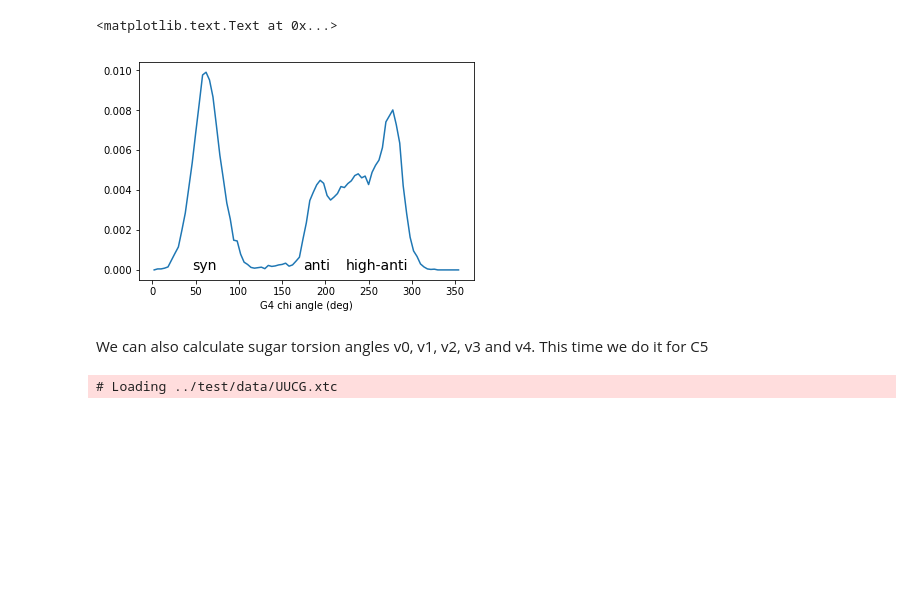
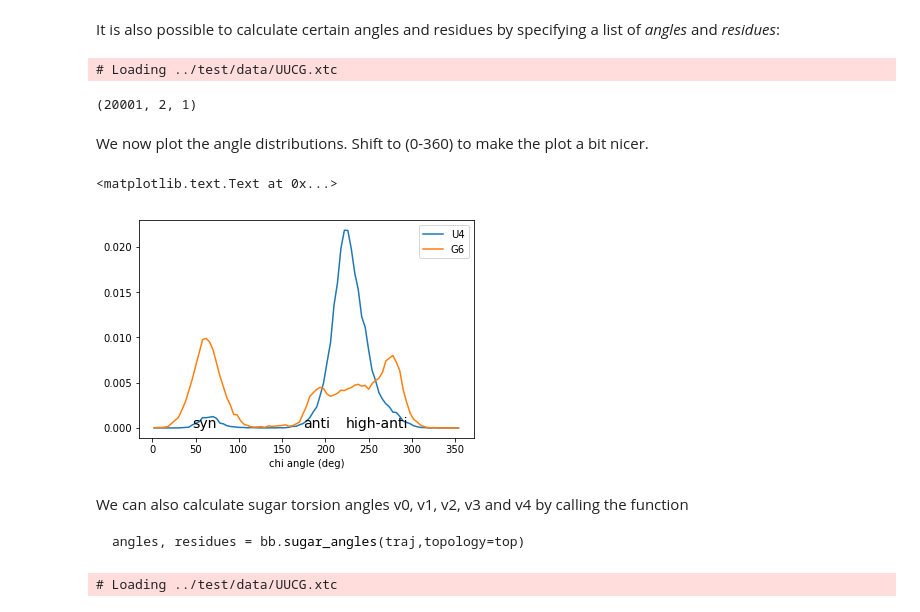
Before and after one commit to srnas/barnaba, a Jupyter notebook: examples/example2_torsion.ipynb, the cells around one changed output. Saved outputs shown, nothing was run; the diff lists cells and outputs as text; code cells hidden in the pictures; blank space fills up the shorter version.

````diff
--- a/examples/example2.ipynb
+++ b/examples/example2_torsion.ipynb
@@ -28,25 +59,45 @@ Now we create the histogram
+# %% [markdown]
+
+It is also possible to calculate certain angles and residues by specifying a list of *angles* and *residues*:
+# %%
+traj = "../test/data/UUCG.xtc"
+top = "../test/data/UUCG.pdb"
+angles_s,res_s = bb.backbone_angles(traj,topology=top,residues=["U_4_0","G_6_0"],angles=["chi"])
+
+print angles_s.shape
+# %% [output]
+# Loading ../test/data/UUCG.xtc
+(20001, 2, 1)
+# %% [markdown]
+We now plot the angle distributions. Shift to (0-360) to make the plot a bit nicer.
 # %%
 # move from -pi,pi to 0-2pi range
-aa = np.copy(angles_b)
+aa = np.copy(angles_s)
 aa[np.where(aa<0.0)] += 2.*np.pi
 
 # from radians to deg
 aa *= 180.0/np.pi
 
 # create historgram
 bins = np.arange(0,360,4)
-hh,ee = np.histogram(aa[:,0,0],normed=True,bins=bins)
+hh1,ee1 = np.histogram(aa[:,0,0],normed=True,bins=bins)
+hh2,ee2 = np.histogram(aa[:,1,0],normed=True,bins=bins)
 
 # make plot
-plt.plot(0.5*(ee[1:]+ee[:-1]),hh)
-plt.xlabel("G4 chi angle (deg)")
+plt.plot(0.5*(ee1[1:]+ee1[:-1]),hh1,label="U4")
+plt.plot(0.5*(ee2[1:]+ee2[:-1]),hh2,label="G6")
+plt.legend()
+plt.xlabel("chi angle (deg)")
 plt.text(60,0,"syn",fontsize=14,ha='center')
 plt.text(190,0,"anti",fontsize=14,ha='center')
 plt.text(260,0,"high-anti",fontsize=14,ha='center')
 # %% [output]
 <matplotlib.text.Text at 0x...>
-[figure, old version]
+[figure, new version]
 # %% [markdown]
-We can also calculate sugar torsion angles v0, v1, v2, v3 and v4. This time we do it for C5
+We can also calculate sugar torsion angles v0, v1, v2, v3 and v4 by calling the function
+```python
+angles, residues = bb.sugar_angles(traj,topology=top)
+```
 # %%
 
````
Also changed, not shown: parts of 10 cells of this notebook, 9 other files.
